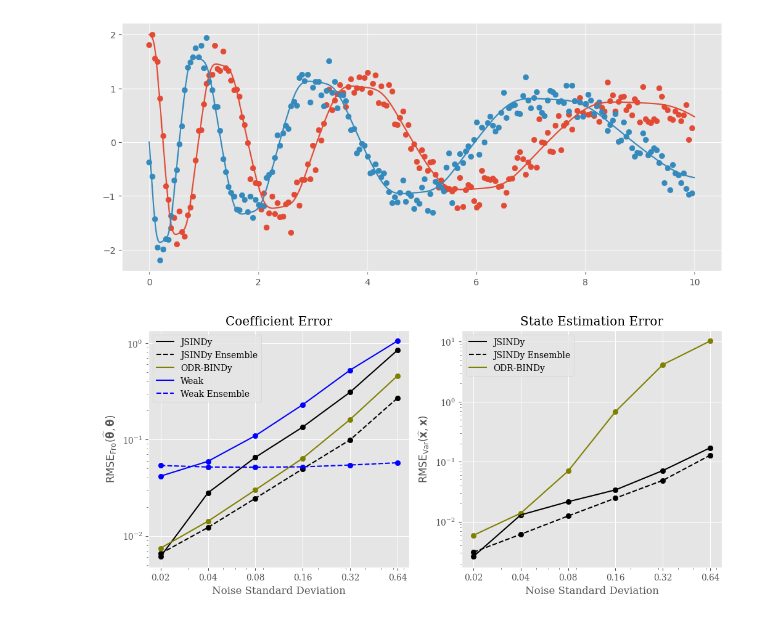
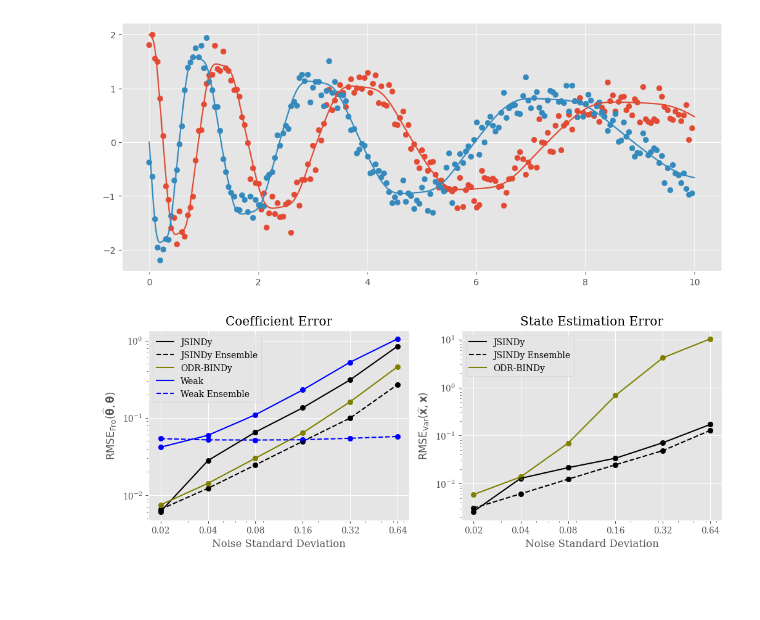
Before and after one commit to AHsu98/jsindy, a Jupyter notebook: paper-figures/noisy-examples/cubic-osc-figure.ipynb, the cells around one changed output. Saved outputs shown, nothing was run; the diff lists cells and outputs as text; code cells hidden in the pictures; blank space fills up the shorter version.

Commit message:
Finished up the figures for noise sweep on nonlinear oscillator

```diff
--- a/paper-figures/noisy-examples/cubic-osc-figure.ipynb
+++ b/paper-figures/noisy-examples/cubic-osc-figure.ipynb
@@ -186,7 +186,7 @@ def plot_result(values,color=None,label=None,ls = None):
     plt.plot(noise_axis_vals,values,c=color,label = label,ls = ls)
     plt.scatter(noise_axis_vals,values,c=color)
 
-plt.figure(figsize=(12,5))
+plt.figure(figsize=(12,4))
 plt.subplot(1,2,1)
 
 plot_result(mean_jsindy_theta,'black','JSINDy')
@@ -197,31 +197,31 @@ plot_result(mean_weak_ensemble,'blue','Weak Ensemble',ls = '--')
 plt.title("Coefficient Error")
 # plot_result(mean_sindy_error,'brown','Basic Ensemble')
 plt.xscale('log')
 plt.yscale('log')
 
 plt.xticks(noise_axis_vals,noise_axis_vals)
 
 plt.legend()
 # plt.savefig('nonlin-osc-theta.pdf')
 plt.xlabel("Noise Standard Deviation")
 # plt.ylabel(r"${\operatorname{RMSE}_{\text{Fro}}(\widehat{\vect{\theta}},\vect{\theta})}$")
 plt.ylabel(r"$\mathrm{RMSE}_{\mathrm{Fro}}(\widehat{\mathbf{\theta}},\mathbf{\theta})$",labelpad = 5)
 
 plt.subplot(1,2,2)
 plt.title("State Estimation Error")
 plot_result(mean_jsindy_x,'black','JSINDy')
 plot_result(mean_ensemble_x,'black','JSINDy Ensemble',ls = '--')
 plot_result(odr_mean_x,'olive','ODR-BINDy')
 plt.xscale('log')
 plt.yscale('log')
 plt.xticks(noise_axis_vals,noise_axis_vals)
 
 plt.legend()
 
 plt.xlabel("Noise Standard Deviation")
 # plt.ylabel(r"${\operatorname{RMSE}_{\text{Fro}}(\widehat{\vect{\theta}},\vect{\theta})}$")
 plt.ylabel(r"$\mathrm{RMSE}_{\mathrm{Var}}(\widehat{\mathbf{x}},\mathbf{x})$",labelpad = 5)
 plt.savefig('nonlin-osc.pdf')
 plt.show()
 # %% [output]
-[figure, old version]
+[figure, new version]
```
Also changed, not shown: 5 other files.
